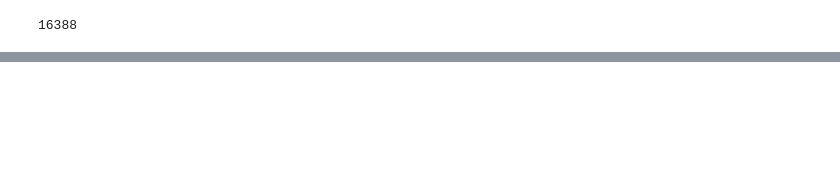
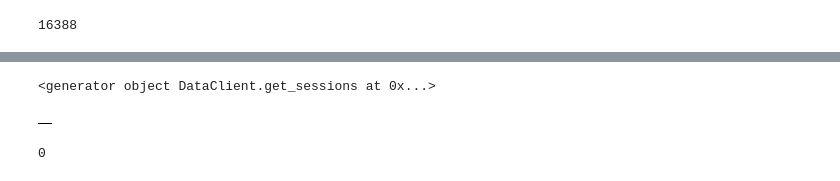
Before and after one commit to denny-lehman/ev_charging, a Jupyter notebook: eda/api_scrape.ipynb, the cells around one changed output, grey strips where cells are left out. Cells and saved outputs as stored; diff of their text form; code cells hidden in the pictures; blank space fills up the shorter version.

Commit message:
Adding DataClient implementation at bottom of scrape notebook

```diff
--- a/eda/api_scrape.ipynb
+++ b/eda/api_scrape.ipynb
@@ -156,0 +164,22 @@ df.to_csv('caltech.csv')
+# %%
+client = acndata.DataClient(API_KEY)
+# %%
+data = client.get_sessions_by_time(site, start=start, end=end, timeseries=True)
+# %%
+data
+# %% [output]
+<generator object DataClient.get_sessions at 0x...>
+# %%
+all_items = []
+for item in data:
+    all_items.append(item)
+# %%
+df = pd.DataFrame(all_items)
+# %%
+df.head()
+# %% [output]
+|  |
+# %%
+print(len(df))
+# %% [output]
+0
```
Also changed, not shown: parts of 5 cells of this notebook.
